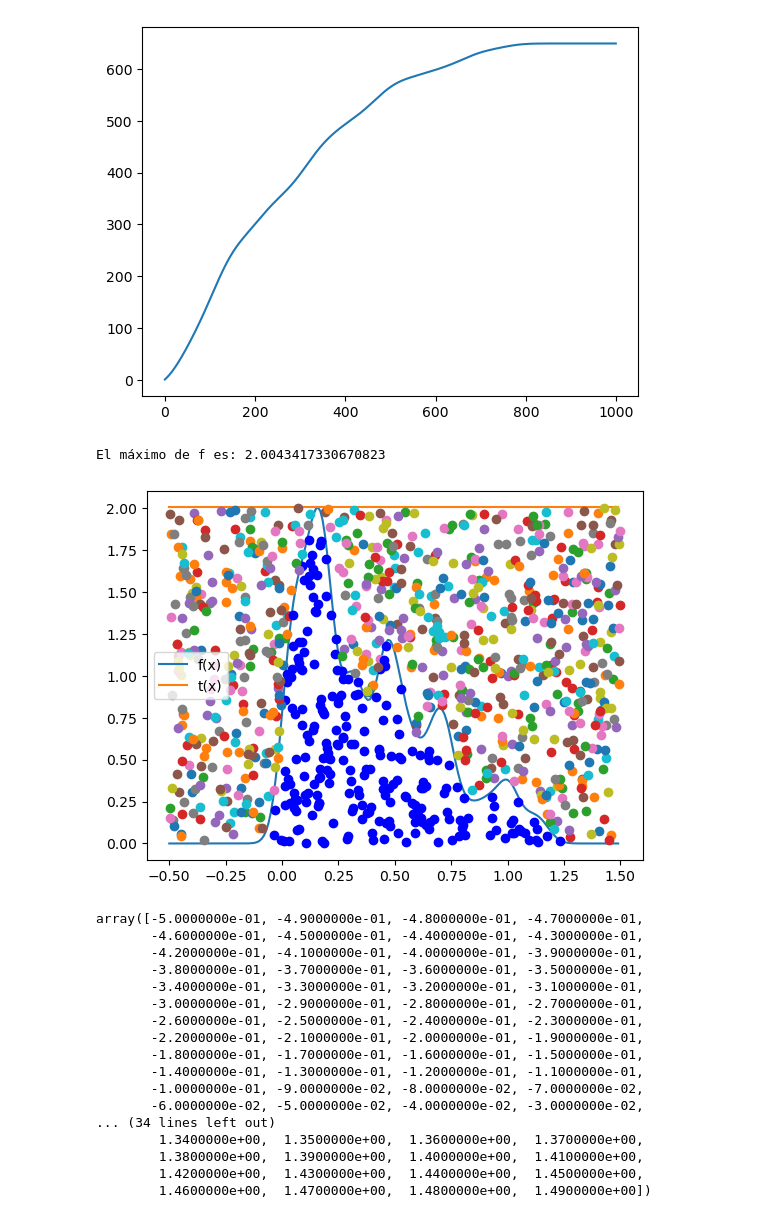
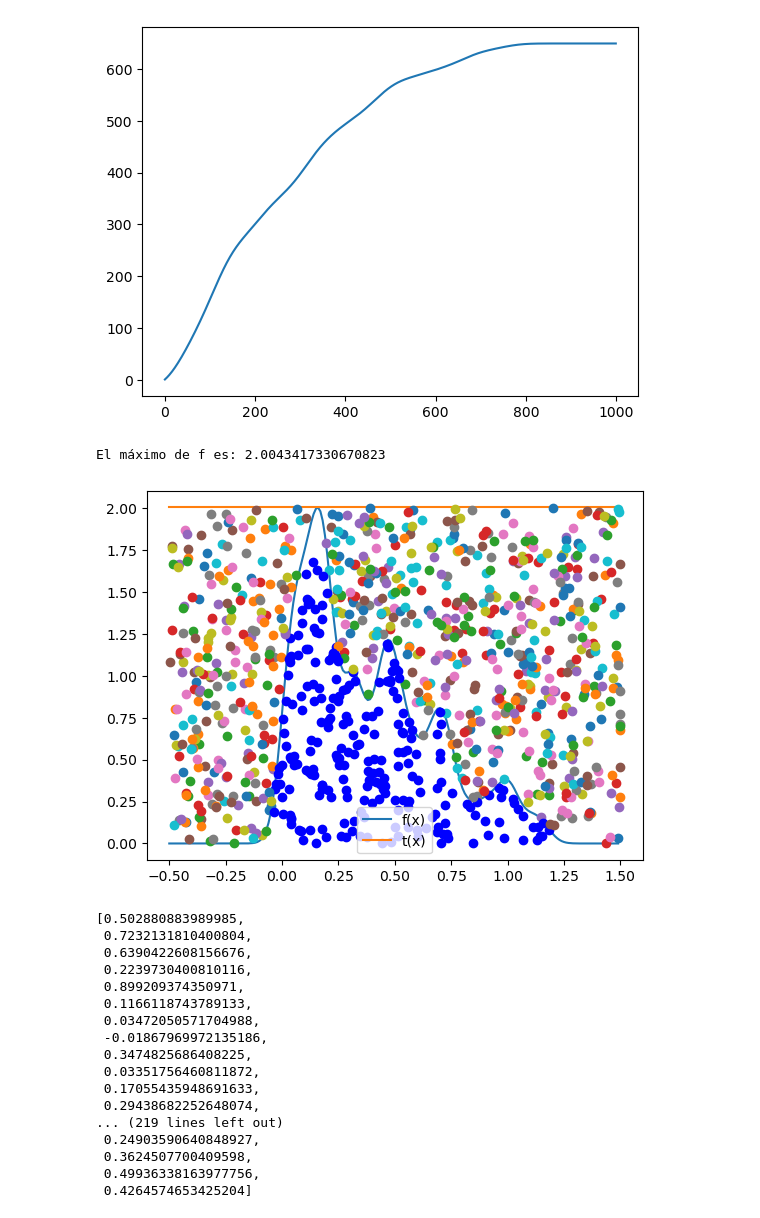
Before and after one commit to JuliaDomRuss/Proyecto_Simulacion, a Jupyter notebook: KDE Proyecto Simulación.ipynb, the cells around one changed output. Drawn from its saved outputs; the diff is of its cells as text; code cells hidden in the pictures.

```diff
--- a/KDE Proyecto Simulación.ipynb
+++ b/KDE Proyecto Simulación.ipynb
@@ -413,12 +412,3 @@ plt.plot(cdf_y)
 # %% [output]
 [<matplotlib.lines.Line2D at 0x...>]
 [figure]
-# %%
-from scipy import optimize
-f = pdf_y
-a=f(optimize.fmin(lambda x:-f(x), 0, disp=False))
-t =lambda x: a * np.ones(len(x))
-x = np.arange(-.5, 1.5, 0.01)
-print('El máximo de f es:',a)
-# %% [output]
-El máximo de f es: 2.0043417330670823
@@ -440,27 +415,9 @@ def Acep_rechazo(R2:'Variables distruidas U~U(0,1)',
-# %%
-N = 1000
-R2 = np.random.rand(N)
-R1 = [random.uniform(-.5, 1.5) for i in range(N)]
-plt.plot(x,f(x),label='f(x)')
-plt.plot(x,t(x),label='t(x)')
-plt.legend()
-Acep_rechazo(R2, R1, f, t)
-# %% [output]
-[figure, removed]
-array([-5.0000000e-01, -4.9000000e-01, -4.8000000e-01, -4.7000000e-01,
-       -4.6000000e-01, -4.5000000e-01, -4.4000000e-01, -4.3000000e-01,
-       -4.2000000e-01, -4.1000000e-01, -4.0000000e-01, -3.9000000e-01,
-       -3.8000000e-01, -3.7000000e-01, -3.6000000e-01, -3.5000000e-01,
-       -3.4000000e-01, -3.3000000e-01, -3.2000000e-01, -3.1000000e-01,
-       -3.0000000e-01, -2.9000000e-01, -2.8000000e-01, -2.7000000e-01,
-       -2.6000000e-01, -2.5000000e-01, -2.4000000e-01, -2.3000000e-01,
-       -2.2000000e-01, -2.1000000e-01, -2.0000000e-01, -1.9000000e-01,
-       -1.8000000e-01, -1.7000000e-01, -1.6000000e-01, -1.5000000e-01,
-       -1.4000000e-01, -1.3000000e-01, -1.2000000e-01, -1.1000000e-01,
-       -1.0000000e-01, -9.0000000e-02, -8.0000000e-02, -7.0000000e-02,
-       -6.0000000e-02, -5.0000000e-02, -4.0000000e-02, -3.0000000e-02,
-... (34 lines left out)
-        1.3400000e+00,  1.3500000e+00,  1.3600000e+00,  1.3700000e+00,
-        1.3800000e+00,  1.3900000e+00,  1.4000000e+00,  1.4100000e+00,
-        1.4200000e+00,  1.4300000e+00,  1.4400000e+00,  1.4500000e+00,
-        1.4600000e+00,  1.4700000e+00,  1.4800000e+00,  1.4900000e+00])
+# %%
+from scipy import optimize
+f = pdf_y
+a=f(optimize.fmin(lambda x:-f(x), 0, disp=False))
+t =lambda x: a * np.ones(len(x))
+x = np.arange(-.5, 1.5, 0.01)
+print('El máximo de f es:',a)
+# %% [output]
+El máximo de f es: 2.0043417330670823
@@ -466,0 +439,30 @@ array([-5.0000000e-01, -4.9000000e-01, -4.8000000e-01, -4.7000000e-01,
+# %%
+N = 1000
+R2 = np.random.rand(N)
+R1 = [random.uniform(-.5, 1.5) for i in range(N)]
+plt.plot(x,f(x),label='f(x)')
+plt.plot(x,t(x),label='t(x)')
+plt.legend()
+Acep_rechazo2(R2, R1, f, t)
+# %% [output]
+[figure, added]
+# %%
+Acep_rechazo3(R2, R1, f, t)
+# %% [output]
+[0.502880883989985,
+ 0.7232131810400804,
+ 0.6390422608156676,
+ 0.2239730400810116,
+ 0.899209374350971,
+ 0.1166118743789133,
+ 0.03472050571704988,
+ -0.01867969972135186,
+ 0.3474825686408225,
+ 0.03351756460811872,
+ 0.17055435948691633,
+ 0.29438682252648074,
+... (219 lines left out)
+ 0.24903590640848927,
+ 0.3624507700409598,
+ 0.49936338163977756,
+ 0.4264574653425204]
```
Also changed, not shown: parts of 11 cells of this notebook, 1 other file.
